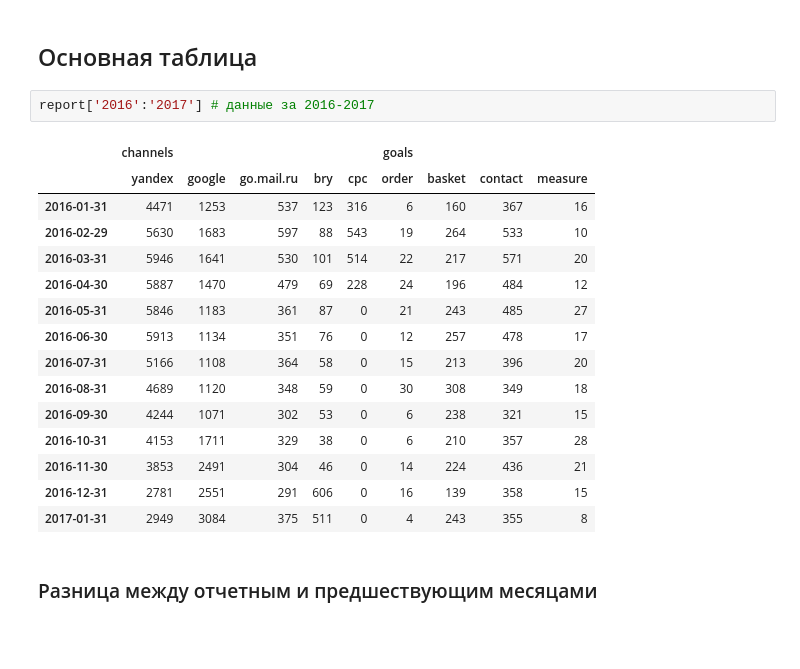
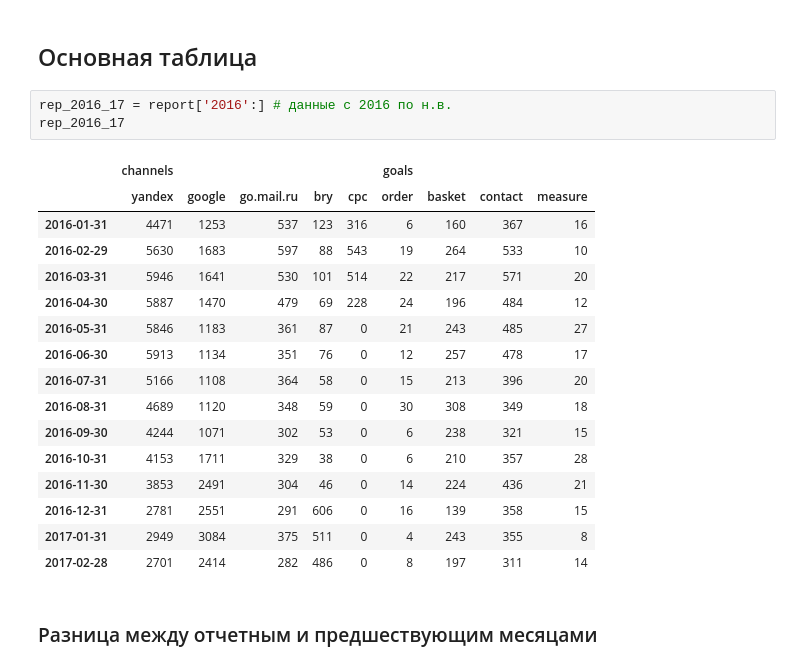
Before and after one commit to robosnob/took-took.ru, a Jupyter notebook: Reports/Took-Took.ru.ipynb, the cells around one changed output. Saved outputs shown, nothing was run; the diff lists cells and outputs as text; blank space fills up the shorter version.

```diff
--- a/Reports/Took-Took.ru.ipynb
+++ b/Reports/Took-Took.ru.ipynb
@@ -27,23 +27,25 @@ prev_month = curr_month - offset
 # %% [markdown]
 <h2>Основная таблица</h2>
-# %%
-report['2016':'2017'] # данные за 2016-2017
-# %% [output]
-|  | channels |  |  |  |  | goals |  |  |  |
-|  | yandex | google | go.mail.ru | bry | cpc | order | basket | contact | measure |
-| 2016-01-31 | 4471 | 1253 | 537 | 123 | 316 | 6 | 160 | 367 | 16 |
-| 2016-02-29 | 5630 | 1683 | 597 | 88 | 543 | 19 | 264 | 533 | 10 |
-| 2016-03-31 | 5946 | 1641 | 530 | 101 | 514 | 22 | 217 | 571 | 20 |
-| 2016-04-30 | 5887 | 1470 | 479 | 69 | 228 | 24 | 196 | 484 | 12 |
-| 2016-05-31 | 5846 | 1183 | 361 | 87 | 0 | 21 | 243 | 485 | 27 |
-| 2016-06-30 | 5913 | 1134 | 351 | 76 | 0 | 12 | 257 | 478 | 17 |
-| 2016-07-31 | 5166 | 1108 | 364 | 58 | 0 | 15 | 213 | 396 | 20 |
-| 2016-08-31 | 4689 | 1120 | 348 | 59 | 0 | 30 | 308 | 349 | 18 |
-| 2016-09-30 | 4244 | 1071 | 302 | 53 | 0 | 6 | 238 | 321 | 15 |
-| 2016-10-31 | 4153 | 1711 | 329 | 38 | 0 | 6 | 210 | 357 | 28 |
-| 2016-11-30 | 3853 | 2491 | 304 | 46 | 0 | 14 | 224 | 436 | 21 |
-| 2016-12-31 | 2781 | 2551 | 291 | 606 | 0 | 16 | 139 | 358 | 15 |
-| 2017-01-31 | 2949 | 3084 | 375 | 511 | 0 | 4 | 243 | 355 | 8 |
+# %%
+rep_2016_17 = report['2016':] # данные с 2016 по н.в.
+rep_2016_17
+# %% [output]
+|  | channels |  |  |  |  | goals |  |  |  |
+|  | yandex | google | go.mail.ru | bry | cpc | order | basket | contact | measure |
+| 2016-01-31 | 4471 | 1253 | 537 | 123 | 316 | 6 | 160 | 367 | 16 |
+| 2016-02-29 | 5630 | 1683 | 597 | 88 | 543 | 19 | 264 | 533 | 10 |
+| 2016-03-31 | 5946 | 1641 | 530 | 101 | 514 | 22 | 217 | 571 | 20 |
+| 2016-04-30 | 5887 | 1470 | 479 | 69 | 228 | 24 | 196 | 484 | 12 |
+| 2016-05-31 | 5846 | 1183 | 361 | 87 | 0 | 21 | 243 | 485 | 27 |
+| 2016-06-30 | 5913 | 1134 | 351 | 76 | 0 | 12 | 257 | 478 | 17 |
+| 2016-07-31 | 5166 | 1108 | 364 | 58 | 0 | 15 | 213 | 396 | 20 |
+| 2016-08-31 | 4689 | 1120 | 348 | 59 | 0 | 30 | 308 | 349 | 18 |
+| 2016-09-30 | 4244 | 1071 | 302 | 53 | 0 | 6 | 238 | 321 | 15 |
+| 2016-10-31 | 4153 | 1711 | 329 | 38 | 0 | 6 | 210 | 357 | 28 |
+| 2016-11-30 | 3853 | 2491 | 304 | 46 | 0 | 14 | 224 | 436 | 21 |
+| 2016-12-31 | 2781 | 2551 | 291 | 606 | 0 | 16 | 139 | 358 | 15 |
+| 2017-01-31 | 2949 | 3084 | 375 | 511 | 0 | 4 | 243 | 355 | 8 |
+| 2017-02-28 | 2701 | 2414 | 282 | 486 | 0 | 8 | 197 | 311 | 14 |
 # %% [markdown]
 <h3>Разница между отчетным и предшествующим месяцами</h3>
 # %%
```
Also changed, not shown: parts of 13 cells of this notebook.
